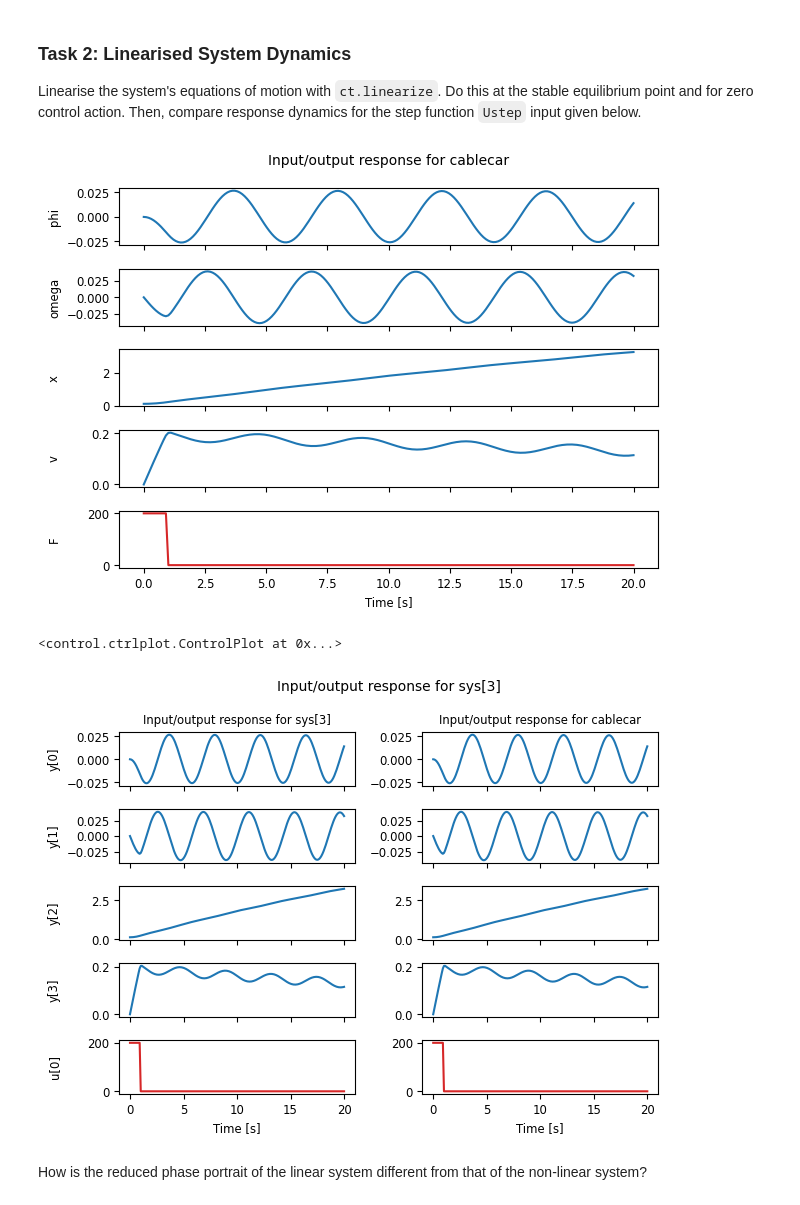
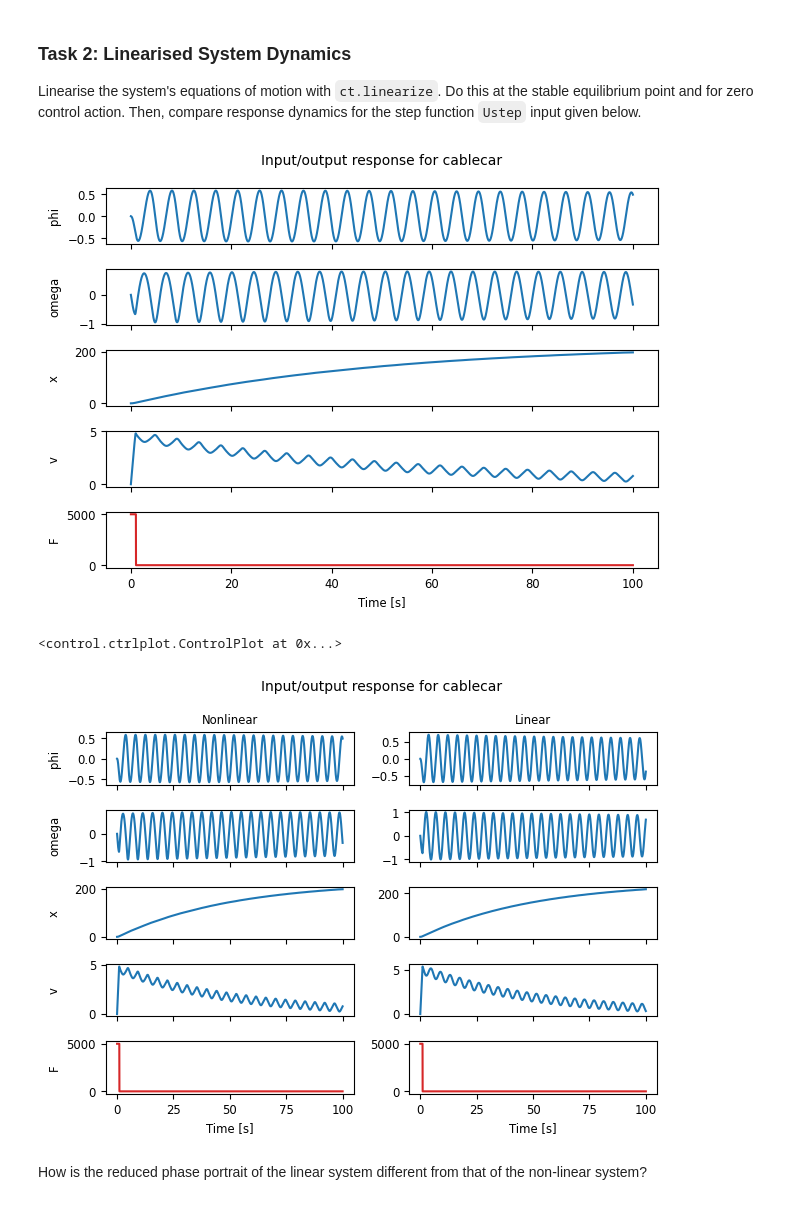
Before and after one commit to BeneJoh/ControlSystems, a Jupyter notebook: sessionA.ipynb, the cells around one changed output. Drawn from its saved outputs; the diff is of its cells as text; code cells hidden in the pictures.

```diff
--- a/sessionA.ipynb
+++ b/sessionA.ipynb
@@ -75,24 +75,27 @@ Linearise the system's equations of motion with `ct.linearize`. Do this at the s
 # Linearisation of the system around the stable steady state
 cablecar_sys_linear = ct.linearize(cablecar_sys, xeq, ueq)
 # %%
-timepts = np.linspace(0, 20, 200)  # time points for simulation
+tmax = 100.0
+timepts = np.linspace(0, tmax, int(tmax * 1000))  # time points for simulation
 # Input signal Ustep (force) =1 until t=5, then 0
-Ustep = np.where(timepts <= 1.0, 200, 0.0)
+t_step = 1.0; amp_step = 5000.0
+U_step = np.where(timepts <= t_step, amp_step, 0.0)
 
-resp = ct.input_output_response(cablecar_sys, timepts, Ustep, xeq, cablecar_params)
+resp_nonlinear = ct.input_output_response(cablecar_sys, timepts, U_step, xeq, cablecar_params)
 # %%
-cplt = resp.plot()
+cplt = resp_nonlinear.plot()
 # %% [output]
-[figure, old version]
+[figure, new version]
 # %%
-resp_smallangle = ct.input_output_response(cablecar_smallangle_sys, timepts, U, xeq, cablecar_params)
-resp_linear = ct.input_output_response(cablecar_sys_linear, timepts, U, xeq, cablecar_params)
+# resp_smallangle = ct.input_output_response(cablecar_smallangle_sys, timepts, U, xeq, cablecar_params)
+resp_linear = ct.input_output_response(cablecar_sys_linear, timepts, U_step, xeq, cablecar_params)
+resp_nonlinear = ct.input_output_response(cablecar_sys, timepts, U_step, xeq, cablecar_params)
 # %%
-cplt = ct.combine_time_responses([resp_linear, resp_smallangle])
+cplt = ct.combine_time_responses([resp_nonlinear, resp_linear], trace_labels=['Nonlinear', 'Linear'])
 cplt.plot()
 # %% [output]
 <control.ctrlplot.ControlPlot at 0x...>
-[figure, old version]
+[figure, new version]
 # %% [markdown]
 How is the reduced phase portrait of the linear system different from that of the non-linear system?
 # %% [markdown]
```
Also changed, not shown: parts of 9 cells of this notebook.
